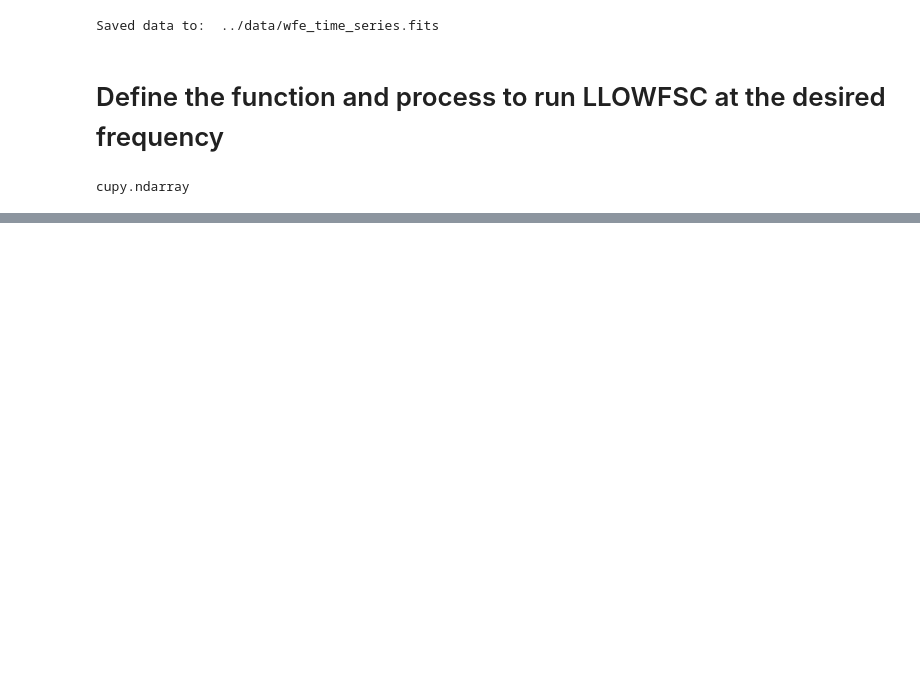
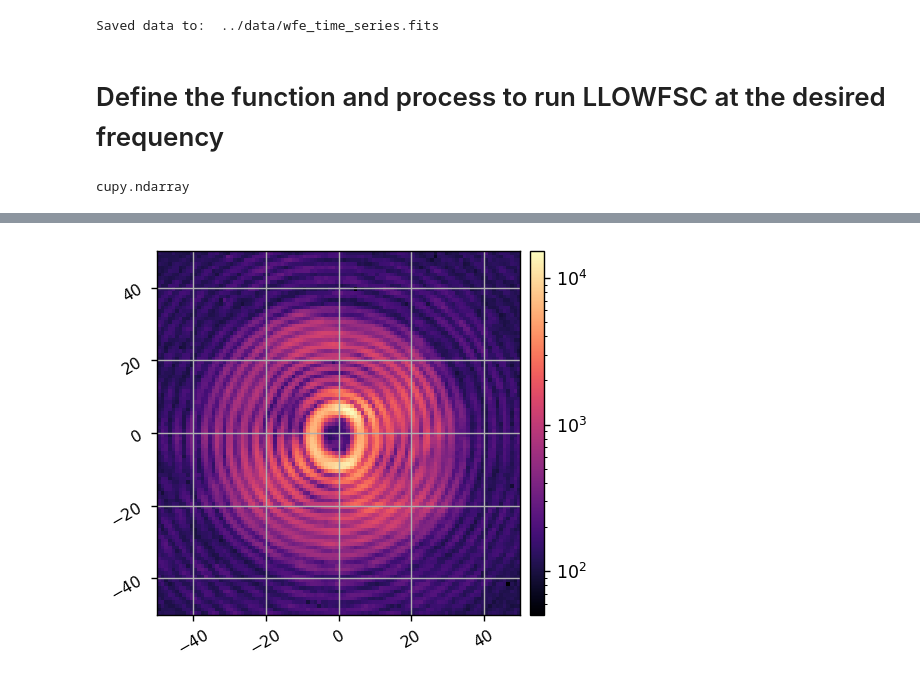
Before and after one commit to uasal/scoob-interface, a Jupyter notebook: notebooks/scoobi_demo_llowfsc.ipynb, the cells around one changed output, grey strips where cells are left out. Saved outputs shown, nothing was run; the diff lists cells and outputs as text; code cells hidden in the pictures; blank space fills up the shorter version.

```diff
--- a/notebooks/scoobi_demo_llowfsc.ipynb
+++ b/notebooks/scoobi_demo_llowfsc.ipynb
@@ -269,0 +280,14 @@ run_llowfsc_iteration(I, ref_im, control_matrix, calib_modes)
+# %%
+I.x_shift_locam = 8
+I.y_shift_locam = 1
+I.Nframes_locam = 5
+
+I.att = 0
+I.texp_locam = 0.0001
+I.gain_locam = 120
+I.return_ni_locam = True
+
+ref_im = I.stack_locam()
+imshow1(ref_im, grid=True, pxscl=1, lognorm=True)
+# %% [output]
+[figure, added]
```
Also changed, not shown: parts of 19 cells of this notebook, 2 other files.
